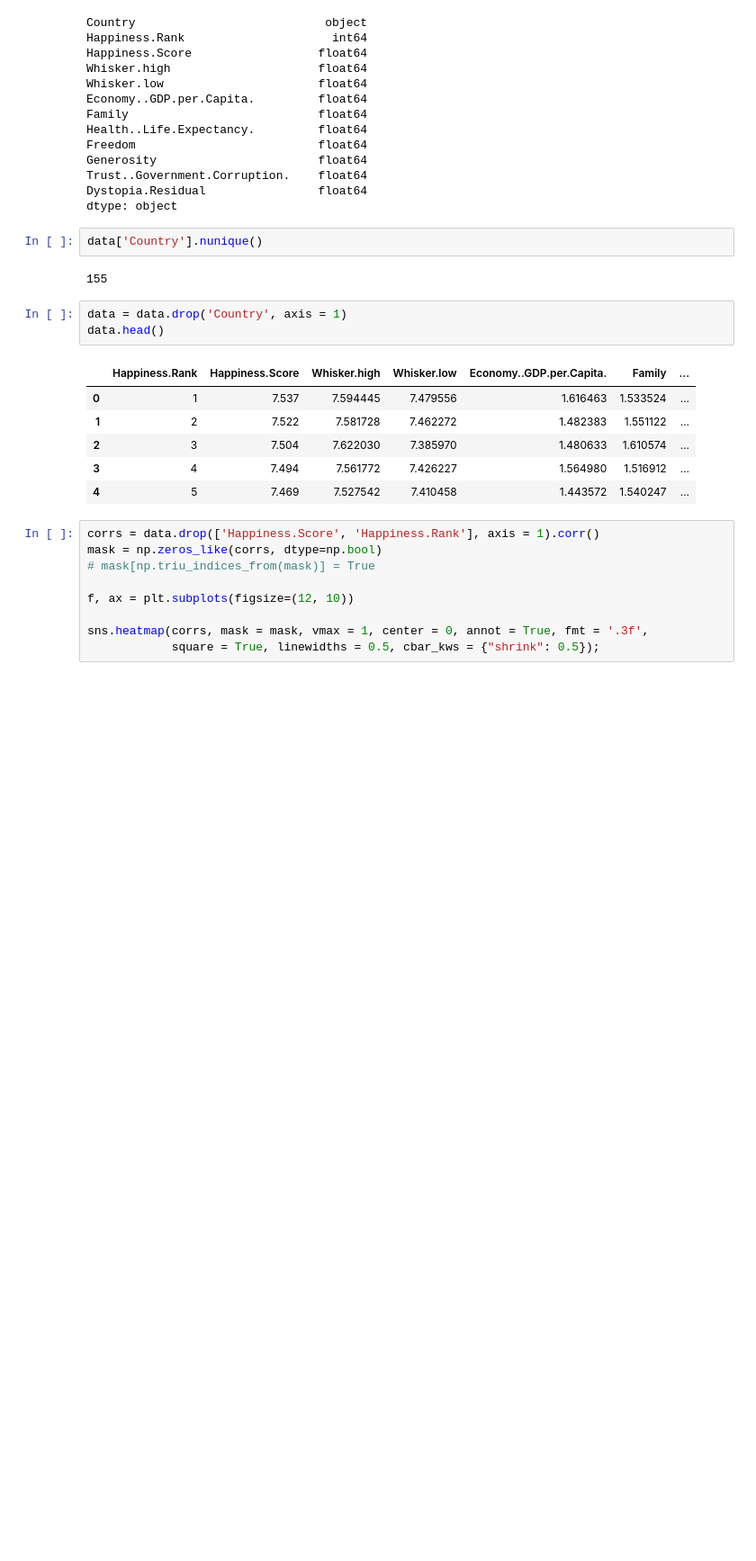
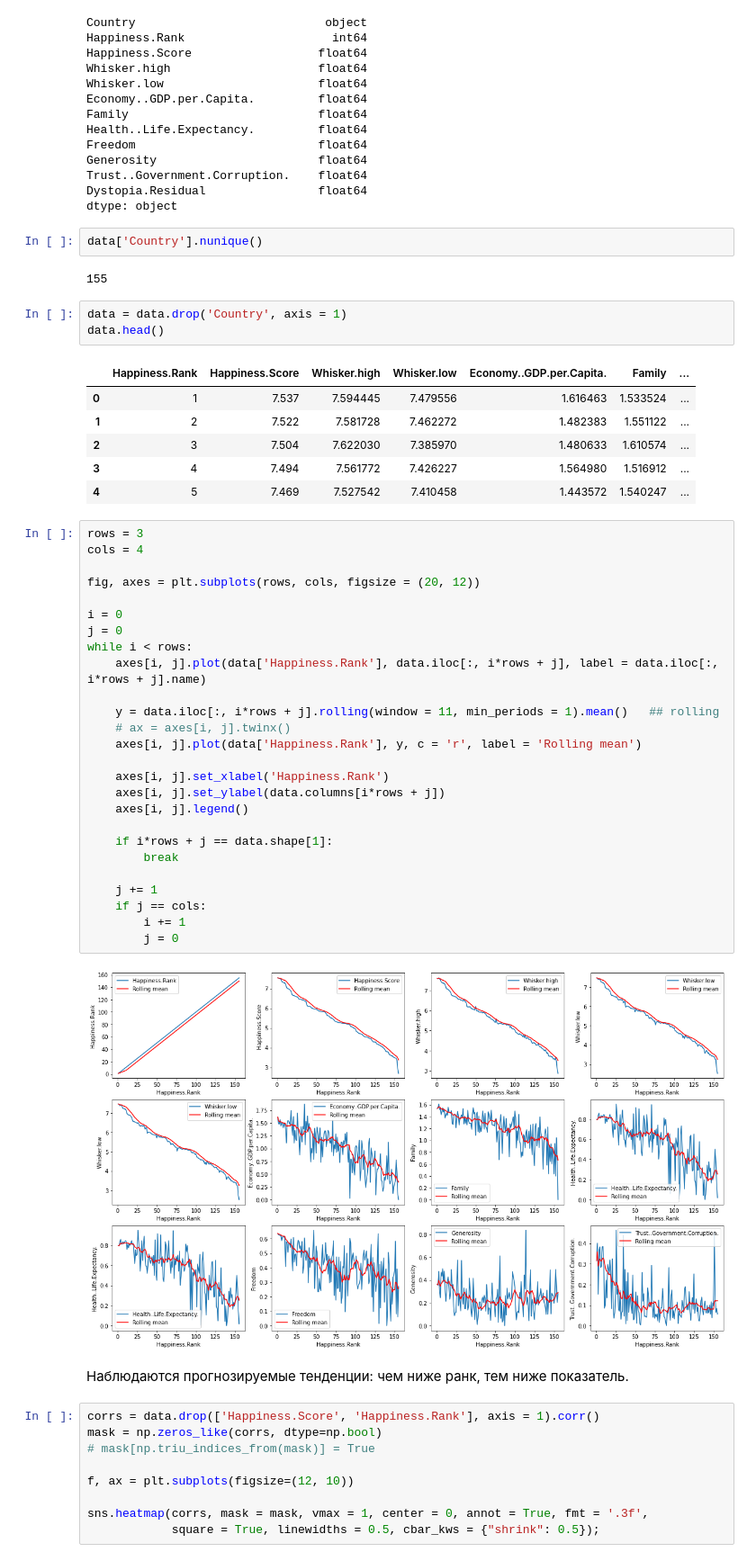
Before and after one commit to ReAlex1902/ML, a Jupyter notebook: sem7/sem7.ipynb, the cells around one changed output. Shown: that part at 90% size. Cells and saved outputs as stored; diff of their text form; blank space fills up the shorter version.

```diff
--- a/sem7/sem7.ipynb
+++ b/sem7/sem7.ipynb
@@ -55,6 +55,36 @@ data.head()
 | 2 | 3 | 7.504 | 7.622030 | 7.385970 | 1.480633 | 1.610574 | ... |
 | 3 | 4 | 7.494 | 7.561772 | 7.426227 | 1.564980 | 1.516912 | ... |
 | 4 | 5 | 7.469 | 7.527542 | 7.410458 | 1.443572 | 1.540247 | ... |
+# %%
+rows = 3
+cols = 4
+
+fig, axes = plt.subplots(rows, cols, figsize = (20, 12))
+
+i = 0
+j = 0
+while i < rows:
+    axes[i, j].plot(data['Happiness.Rank'], data.iloc[:, i*rows + j], label = data.iloc[:, i*rows + j].name)
+
+    y = data.iloc[:, i*rows + j].rolling(window = 11, min_periods = 1).mean()   ## rolling
+    # ax = axes[i, j].twinx()
+    axes[i, j].plot(data['Happiness.Rank'], y, c = 'r', label = 'Rolling mean')
+
+    axes[i, j].set_xlabel('Happiness.Rank')
+    axes[i, j].set_ylabel(data.columns[i*rows + j])
+    axes[i, j].legend()
+
+    if i*rows + j == data.shape[1]:
+        break
+
+    j += 1
+    if j == cols:
+        i += 1
+        j = 0
+# %% [output]
+[figure, added]
+# %% [markdown]
+Наблюдаются прогнозируемые тенденции: чем ниже ранк, тем ниже показатель.
 # %%
 corrs = data.drop(['Happiness.Score', 'Happiness.Rank'], axis = 1).corr()
 mask = np.zeros_like(corrs, dtype=np.bool)
```
Also changed, not shown: parts of 6 cells of this notebook.
